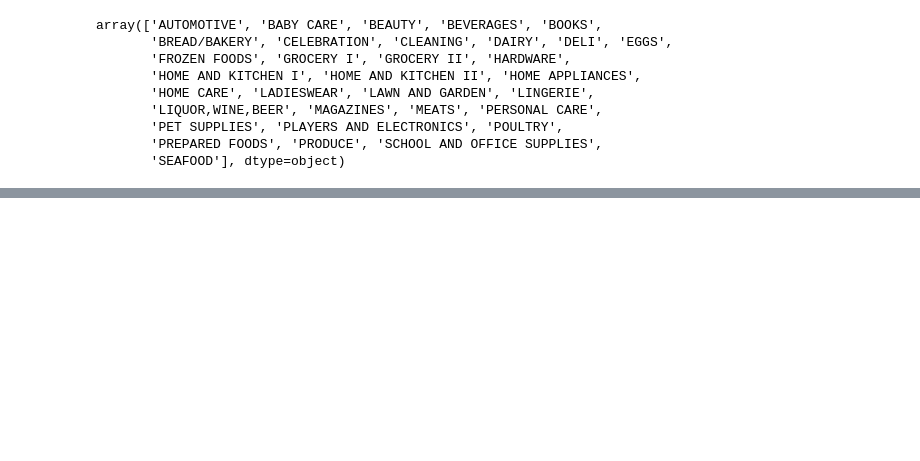
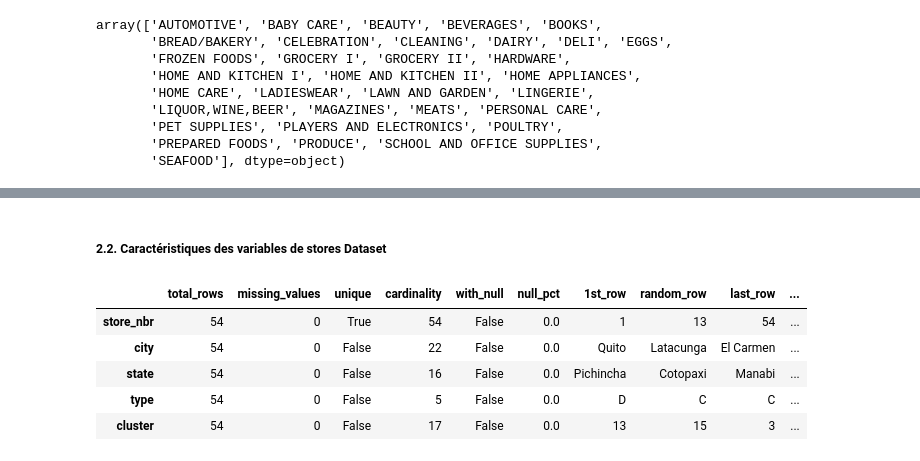
Before and after one commit to ikarioh/competiton_kaggle, a Jupyter notebook: 01_Exploration_&_Datavisualisation.ipynb, the cells around one changed output, grey strips where cells are left out. Saved outputs shown, nothing was run; the diff lists cells and outputs as text; code cells hidden in the pictures; blank space fills up the shorter version.

```diff
--- a/01_Exploration_&_Datavisualisation.ipynb
+++ b/01_Exploration_&_Datavisualisation.ipynb
@@ -115,0 +137,11 @@ cluster - A grouping of similar stores.
+# %% [markdown]
+##### **2.2.  Caractéristiques des variables de stores Dataset**
+# %%
+inspect_columns(stores)
+# %% [output]
+|  | total_rows | missing_values | unique | cardinality | with_null | null_pct | 1st_row | random_row | last_row | ... |
+| store_nbr | 54 | 0 | True | 54 | False | 0.0 | 1 | 13 | 54 | ... |
+| city | 54 | 0 | False | 22 | False | 0.0 | Quito | Latacunga | El Carmen | ... |
+| state | 54 | 0 | False | 16 | False | 0.0 | Pichincha | Cotopaxi | Manabi | ... |
+| type | 54 | 0 | False | 5 | False | 0.0 | D | C | C | ... |
+| cluster | 54 | 0 | False | 17 | False | 0.0 | 13 | 15 | 3 | ... |
```
Also changed, not shown: parts of 30 cells of this notebook.
